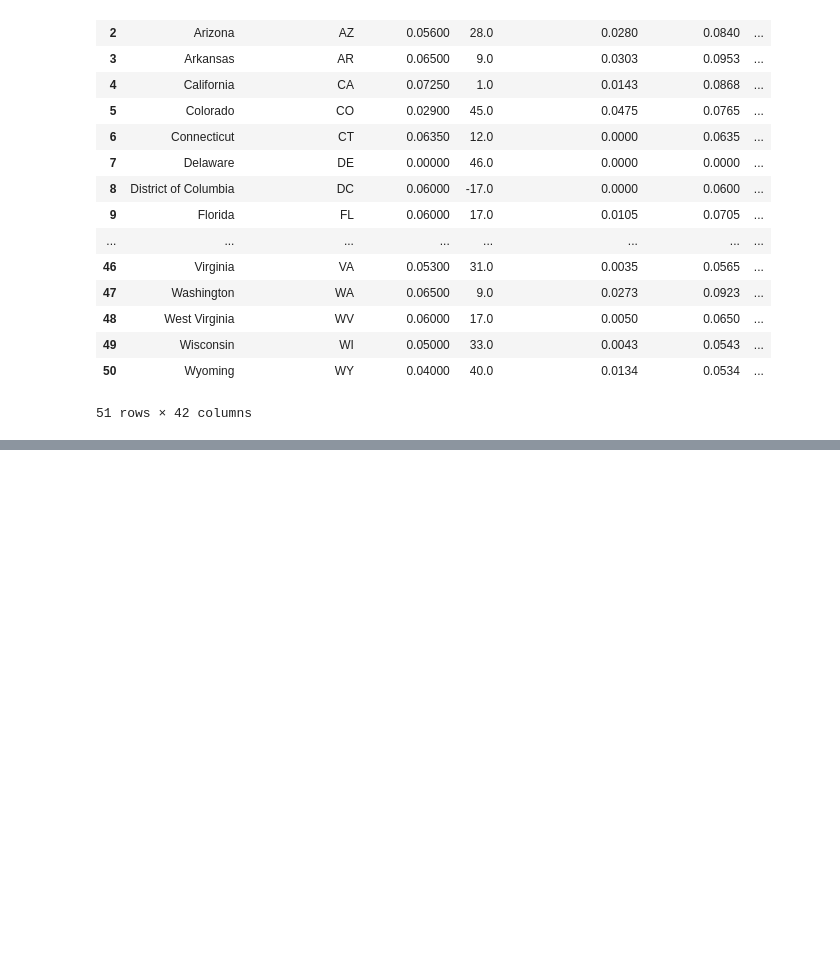
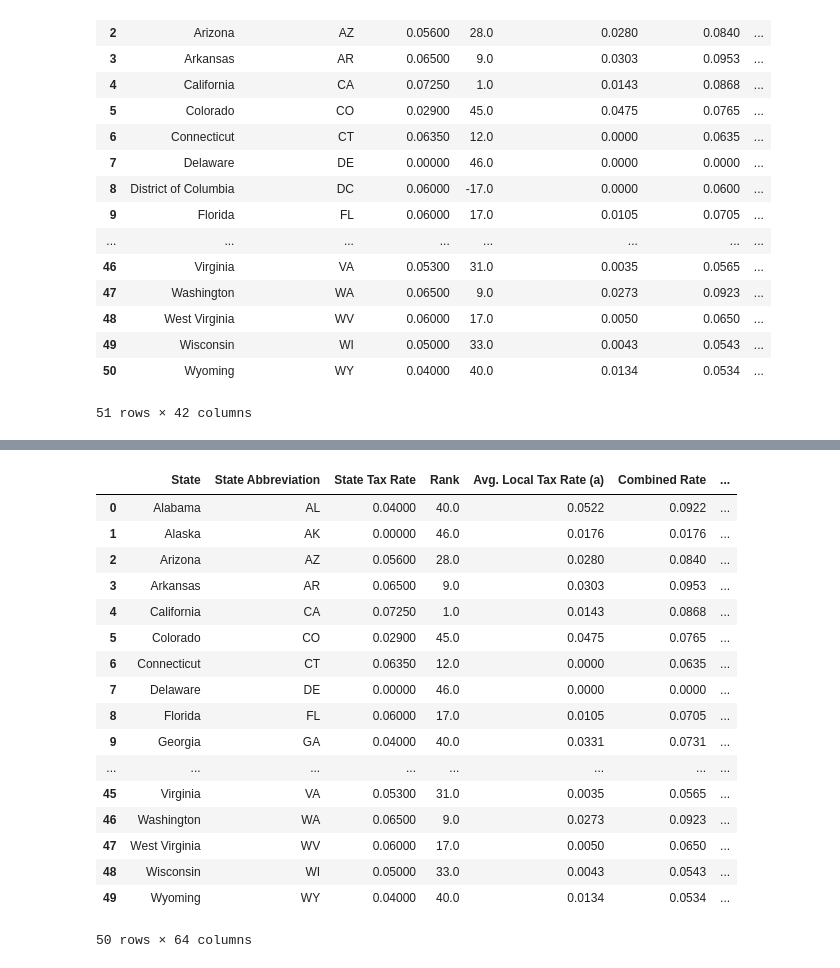
Before and after one commit to gpivaro/Project_1, a Jupyter notebook: Project_Notebook_API_KF.ipynb, the cells around one changed output, grey strips where cells are left out. Saved outputs shown, nothing was run; the diff lists cells and outputs as text; code cells hidden in the pictures; blank space fills up the shorter version.

```diff
--- a/Project_Notebook_API_KF.ipynb
+++ b/Project_Notebook_API_KF.ipynb
@@ -398,0 +386,30 @@ Ttest_indResult(statistic=2.552795913721027, pvalue=0.015751149234073045)
+# %%
+elec_sales_price_df = elec_sales_price_df.rename({'State': 'State Abbreviation'}, axis='columns')
+
+Elec_Pop_Taxes = pd.merge(Pop_Taxes, elec_sales_price_df, on = ['State Abbreviation'], how = 'outer')
+Elec_Pop_Taxes = Elec_Pop_Taxes.dropna(how='any')
+Elec_Pop_Taxes['2010_DENSITY']=Elec_Pop_Taxes['2010_DENSITY'].str.replace(',','')
+Elec_Pop_Taxes["2010_DENSITY"] = Elec_Pop_Taxes["2010_DENSITY"].astype(float)
+#df['DataFrame Column'] = df['DataFrame Column'].astype(float)
+Elec_Pop_Taxes = Elec_Pop_Taxes.reset_index(drop=True)
+
+Elec_Pop_Taxes.head(50)
+# %% [output]
+|  | State | State Abbreviation | State Tax Rate | Rank | Avg. Local Tax Rate (a) | Combined Rate | ... |
+| 0 | Alabama | AL | 0.04000 | 40.0 | 0.0522 | 0.0922 | ... |
+| 1 | Alaska | AK | 0.00000 | 46.0 | 0.0176 | 0.0176 | ... |
+| 2 | Arizona | AZ | 0.05600 | 28.0 | 0.0280 | 0.0840 | ... |
+| 3 | Arkansas | AR | 0.06500 | 9.0 | 0.0303 | 0.0953 | ... |
+| 4 | California | CA | 0.07250 | 1.0 | 0.0143 | 0.0868 | ... |
+| 5 | Colorado | CO | 0.02900 | 45.0 | 0.0475 | 0.0765 | ... |
+| 6 | Connecticut | CT | 0.06350 | 12.0 | 0.0000 | 0.0635 | ... |
+| 7 | Delaware | DE | 0.00000 | 46.0 | 0.0000 | 0.0000 | ... |
+| 8 | Florida | FL | 0.06000 | 17.0 | 0.0105 | 0.0705 | ... |
+| 9 | Georgia | GA | 0.04000 | 40.0 | 0.0331 | 0.0731 | ... |
+| ... | ... | ... | ... | ... | ... | ... | ... |
+| 45 | Virginia | VA | 0.05300 | 31.0 | 0.0035 | 0.0565 | ... |
+| 46 | Washington | WA | 0.06500 | 9.0 | 0.0273 | 0.0923 | ... |
+| 47 | West Virginia | WV | 0.06000 | 17.0 | 0.0050 | 0.0650 | ... |
+| 48 | Wisconsin | WI | 0.05000 | 33.0 | 0.0043 | 0.0543 | ... |
+| 49 | Wyoming | WY | 0.04000 | 40.0 | 0.0134 | 0.0534 | ... |
+50 rows × 64 columns
```
Also changed, not shown: parts of 5 cells of this notebook.
